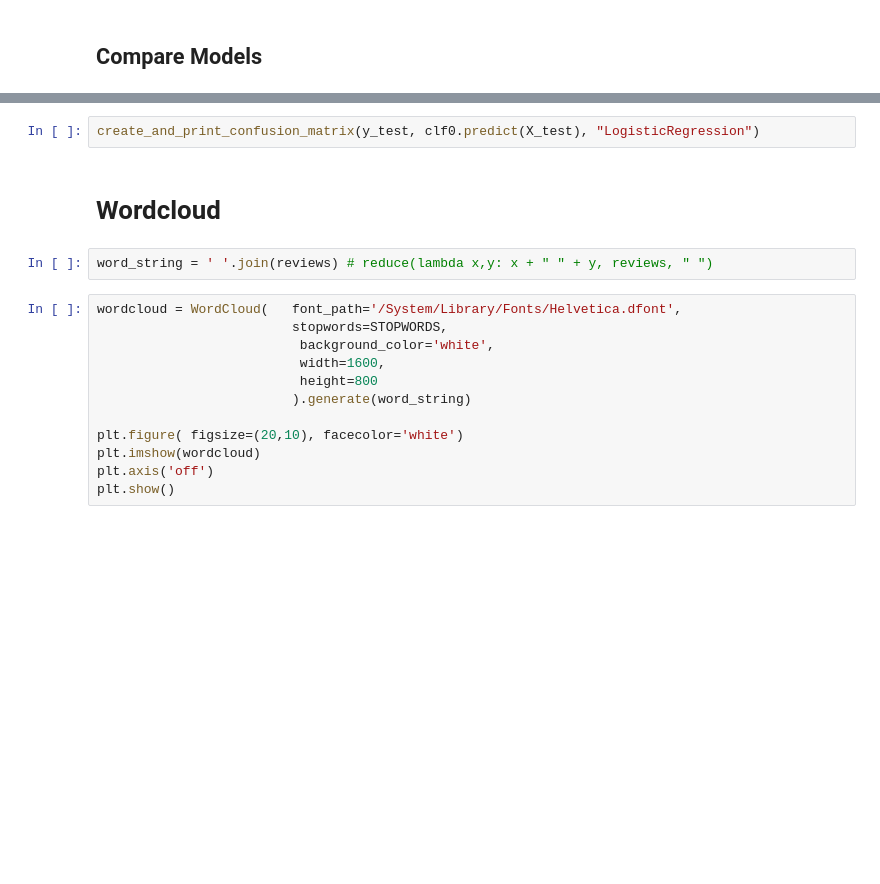
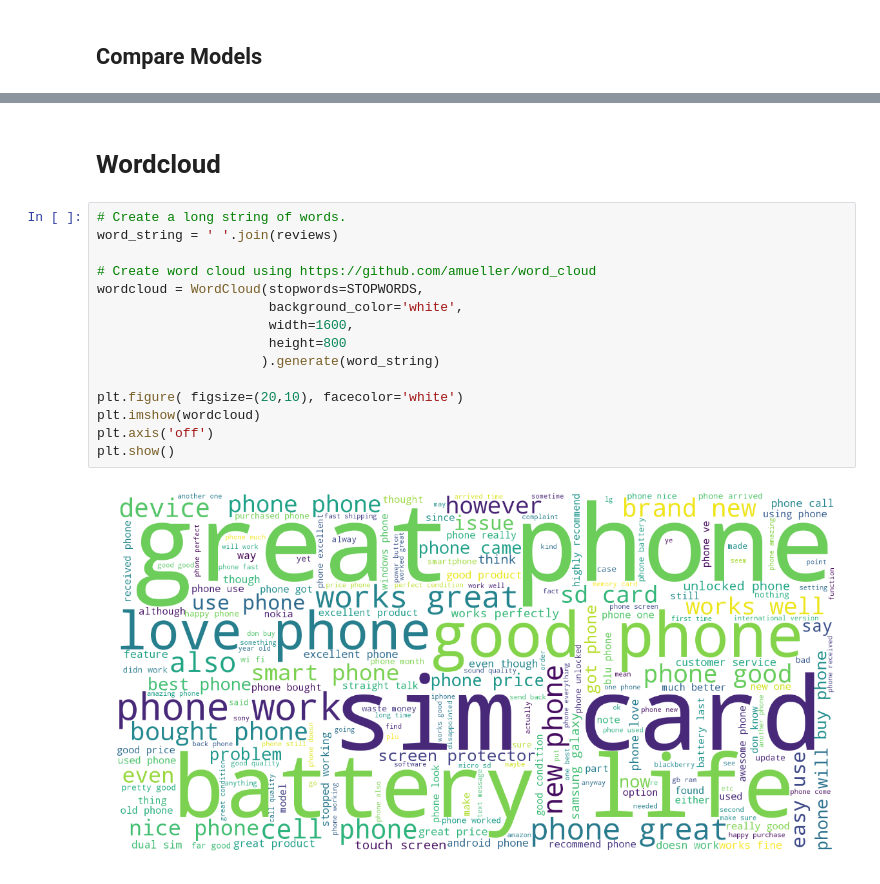
Before and after one commit to GarrisonJ/Predict-Amazon-Review-Star-Rating, a Jupyter notebook: project/MLNDCapstone.ipynb, the cells around one changed output, grey strips where cells are left out. Drawn from its saved outputs; the diff is of its cells as text; blank space fills up the shorter version.

```diff
--- a/project/MLNDCapstone.ipynb
+++ b/project/MLNDCapstone.ipynb
@@ -392,18 +292,19 @@ create_and_print_confusion_matrix(y_test, clf2.predict(X_test), "SGDClassifier")
-# %%
-create_and_print_confusion_matrix(y_test, clf0.predict(X_test), "LogisticRegression")
 # %% [markdown]
 # Wordcloud
-# %%
-word_string = ' '.join(reviews) # reduce(lambda x,y: x + " " + y, reviews, " ")
 # %%
-wordcloud = WordCloud(   font_path='/System/Library/Fonts/Helvetica.dfont',
-                         stopwords=STOPWORDS,
-                          background_color='white',
-                          width=1600,
-                          height=800
-                         ).generate(word_string)
+# Create a long string of words.
+word_string = ' '.join(reviews)
+
+# Create word cloud using https://github.com/amueller/word_cloud
+wordcloud = WordCloud(stopwords=STOPWORDS,
+                      background_color='white',
+                      width=1600,
+                      height=800
+                     ).generate(word_string)
 
 plt.figure( figsize=(20,10), facecolor='white')
 plt.imshow(wordcloud)
 plt.axis('off')
 plt.show()
+# %% [output]
+[figure, added]
```
Also changed, not shown: parts of 32 cells of this notebook, 2 other files.
